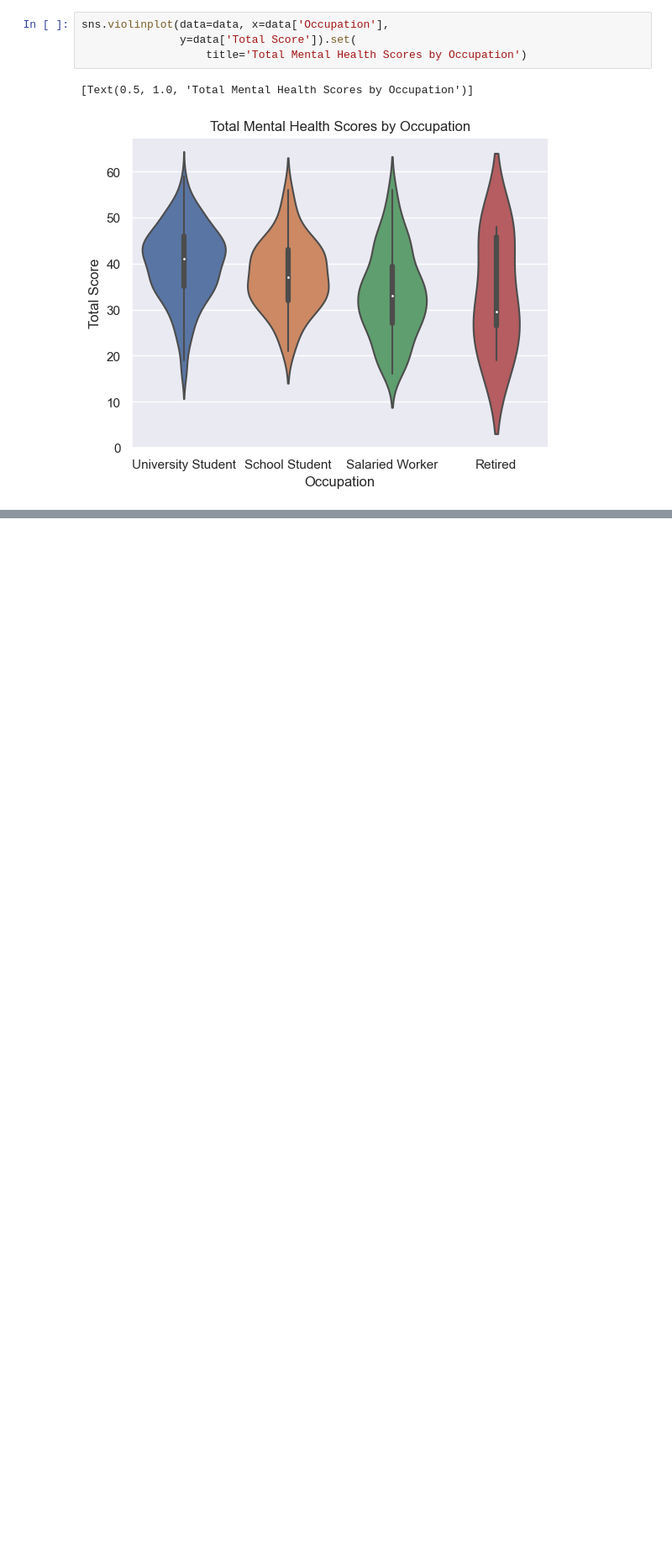
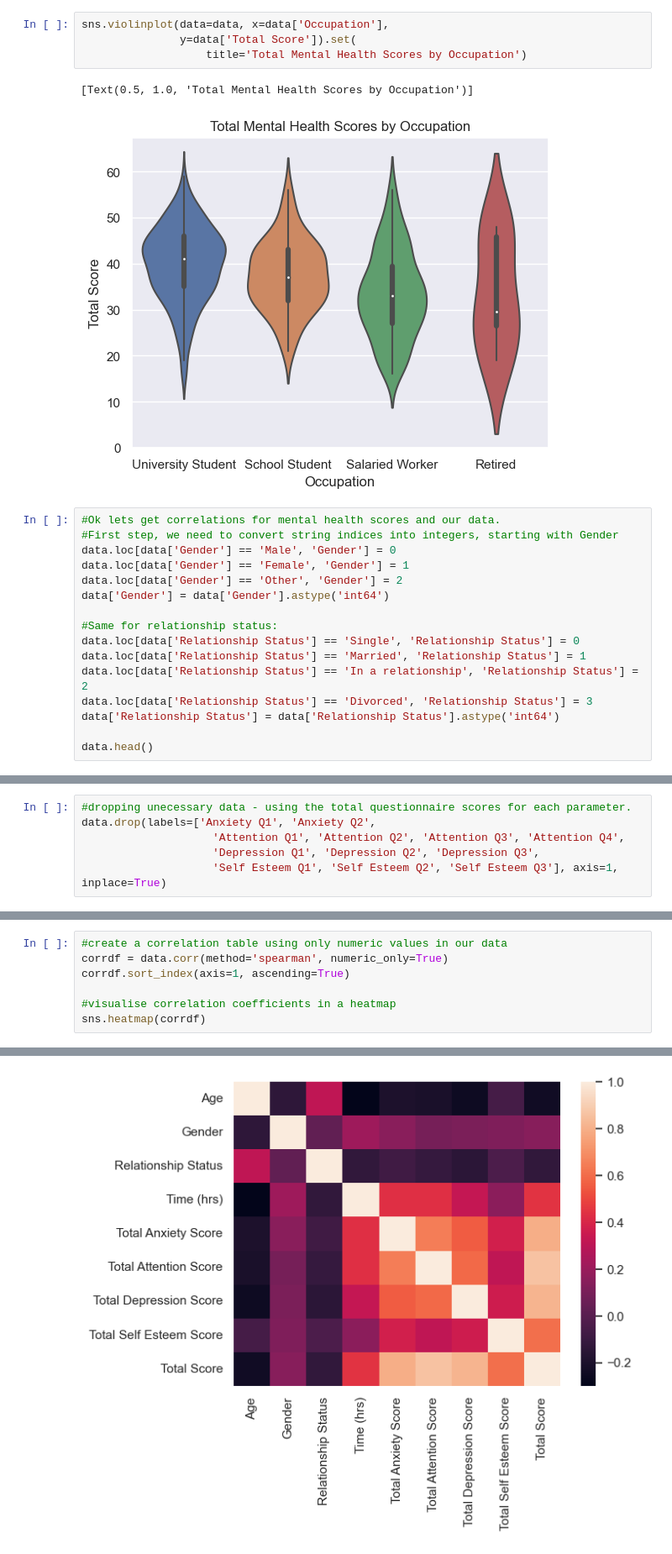
Before and after one commit to allygee/smmh_project, a Jupyter notebook: Social Media Mental Heallth Notebook.ipynb, the cells around one changed output, grey strips where cells are left out. Shown at 84% size. Drawn from its saved outputs; the diff is of its cells as text; blank space fills up the shorter version.

```diff
--- a/Social Media Mental Heallth Notebook.ipynb
+++ b/Social Media Mental Heallth Notebook.ipynb
@@ -401,3 +410,19 @@ sns.violinplot(data=data, x=data['Occupation'],
 # %% [output]
 [Text(0.5, 1.0, 'Total Mental Health Scores by Occupation')]
 [figure]
+# %%
+#Ok lets get correlations for mental health scores and our data.
+#First step, we need to convert string indices into integers, starting with Gender
+data.loc[data['Gender'] == 'Male', 'Gender'] = 0
+data.loc[data['Gender'] == 'Female', 'Gender'] = 1
+data.loc[data['Gender'] == 'Other', 'Gender'] = 2
+data['Gender'] = data['Gender'].astype('int64')
+
+#Same for relationship status:
+data.loc[data['Relationship Status'] == 'Single', 'Relationship Status'] = 0
+data.loc[data['Relationship Status'] == 'Married', 'Relationship Status'] = 1
+data.loc[data['Relationship Status'] == 'In a relationship', 'Relationship Status'] = 2
+data.loc[data['Relationship Status'] == 'Divorced', 'Relationship Status'] = 3
+data['Relationship Status'] = data['Relationship Status'].astype('int64')
+
+data.head()
@@ -403,0 +439,6 @@ sns.violinplot(data=data, x=data['Occupation'],
+# %%
+#dropping unecessary data - using the total questionnaire scores for each parameter.
+data.drop(labels=['Anxiety Q1', 'Anxiety Q2',
+                    'Attention Q1', 'Attention Q2', 'Attention Q3', 'Attention Q4',
+                    'Depression Q1', 'Depression Q2', 'Depression Q3',
+                    'Self Esteem Q1', 'Self Esteem Q2', 'Self Esteem Q3'], axis=1, inplace=True)
@@ -403,0 +447,8 @@ sns.violinplot(data=data, x=data['Occupation'],
+# %%
+#create a correlation table using only numeric values in our data
+corrdf = data.corr(method='spearman', numeric_only=True)
+corrdf.sort_index(axis=1, ascending=True)
+
+#visualise correlation coefficients in a heatmap
+sns.heatmap(corrdf)
+# %% [output]
@@ -403,0 +456 @@ sns.violinplot(data=data, x=data['Occupation'],
+[figure, added]
```
Also changed, not shown: parts of 9 cells of this notebook.
